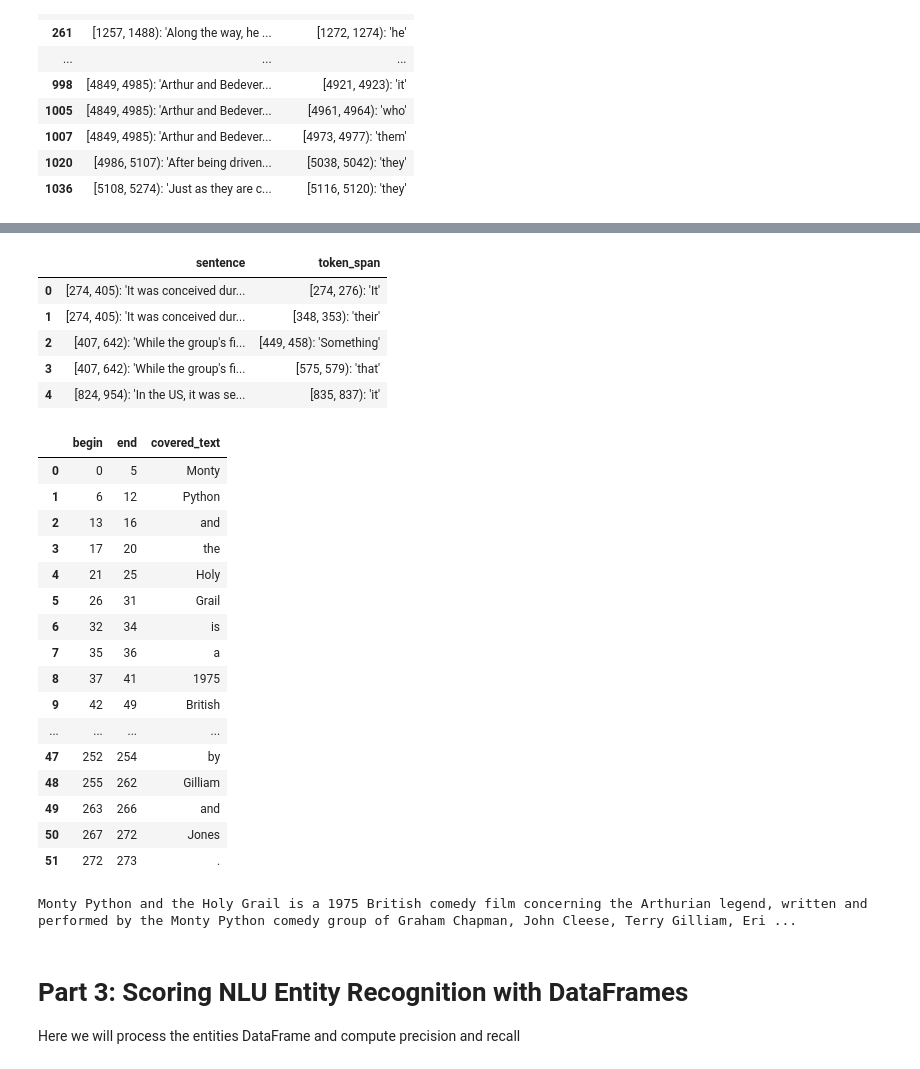
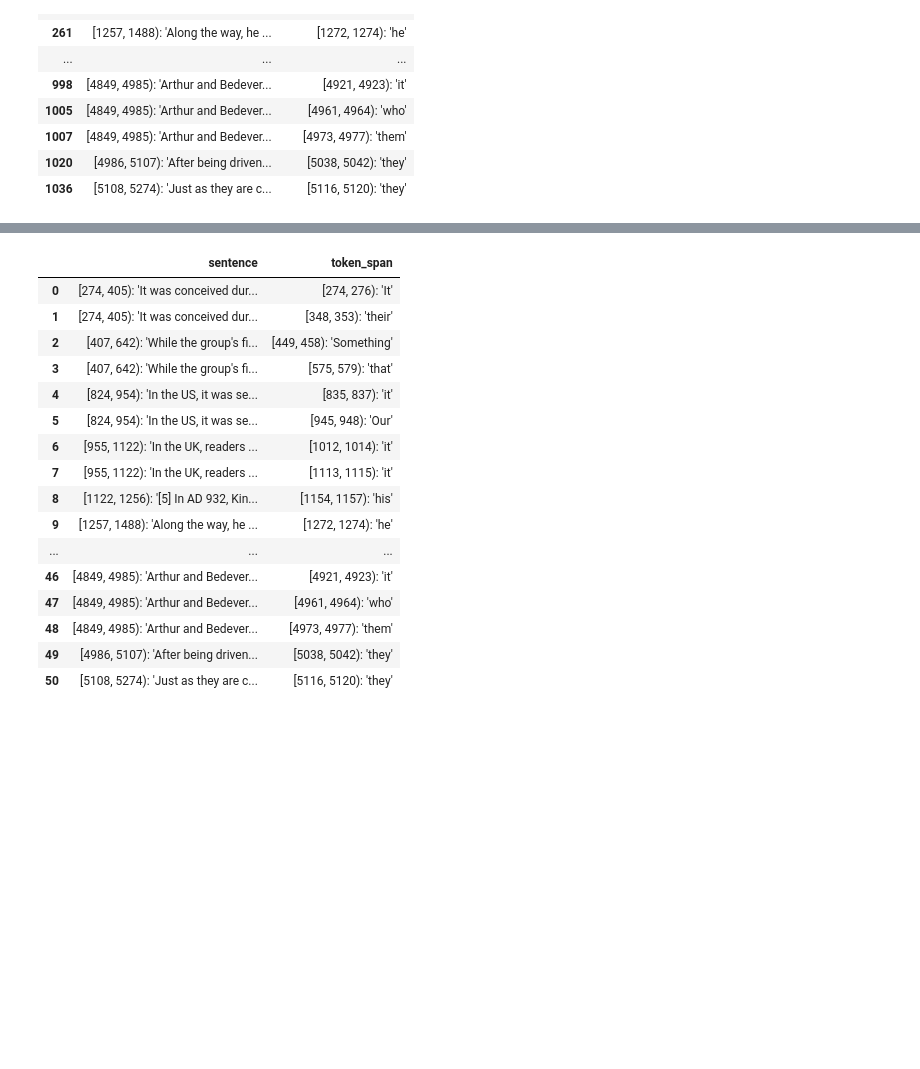
Before and after one commit to CODAIT/text-extensions-for-pandas, a Jupyter notebook: notebooks/Watson_NLU_Demo.ipynb, the cells around one changed output, grey strips where cells are left out. Cells and saved outputs as stored; diff of their text form; code cells hidden in the pictures; blank space fills up the shorter version.

```diff
--- a/notebooks/Watson_NLU_Demo.ipynb
+++ b/notebooks/Watson_NLU_Demo.ipynb
@@ -250,35 +276,23 @@ pronouns_by_sentence
 # %%
 # How would the previous cell look if the tokens and sentences weren't pre-joined?
 pronouns = syntax[syntax["part_of_speech"] == "PRON"]["token_span"]
 pronouns_by_sentence = tp.contain_join(sentences["sentence"], pronouns, "sentence", "token_span")
-pronouns_by_sentence.head()
+pronouns_by_sentence
 # %% [output]
 |  | sentence | token_span |
 | 0 | [274, 405): 'It was conceived dur... | [274, 276): 'It' |
 | 1 | [274, 405): 'It was conceived dur... | [348, 353): 'their' |
 | 2 | [407, 642): 'While the group's fi... | [449, 458): 'Something' |
 | 3 | [407, 642): 'While the group's fi... | [575, 579): 'that' |
 | 4 | [824, 954): 'In the US, it was se... | [835, 837): 'it' |
+| 5 | [824, 954): 'In the US, it was se... | [945, 948): 'Our' |
+| 6 | [955, 1122): 'In the UK, readers ... | [1012, 1014): 'it' |
+| 7 | [955, 1122): 'In the UK, readers ... | [1113, 1115): 'it' |
+| 8 | [1122, 1256): '[5] In AD 932, Kin... | [1154, 1157): 'his' |
+| 9 | [1257, 1488): 'Along the way, he ... | [1272, 1274): 'he' |
+| ... | ... | ... |
+| 46 | [4849, 4985): 'Arthur and Bedever... | [4921, 4923): 'it' |
+| 47 | [4849, 4985): 'Arthur and Bedever... | [4961, 4964): 'who' |
+| 48 | [4849, 4985): 'Arthur and Bedever... | [4973, 4977): 'them' |
+| 49 | [4986, 5107): 'After being driven... | [5038, 5042): 'they' |
+| 50 | [5108, 5274): 'Just as they are c... | [5116, 5120): 'they' |
-# %%
-# Ask the tokens of the first sentence to render themselves as HTML
-sentence_tokens_df = syntax[syntax["sentence"] == sentences["sentence"].loc[0]]
-sentence_tokens_df["char_span"].values
-# %% [output]
-|  | begin | end | covered_text |
-| 0 | 0 | 5 | Monty |
-| 1 | 6 | 12 | Python |
-| 2 | 13 | 16 | and |
-| 3 | 17 | 20 | the |
-| 4 | 21 | 25 | Holy |
-| 5 | 26 | 31 | Grail |
-| 6 | 32 | 34 | is |
-| 7 | 35 | 36 | a |
-| 8 | 37 | 41 | 1975 |
-| 9 | 42 | 49 | British |
-| ... | ... | ... | ... |
-| 47 | 252 | 254 | by |
-| 48 | 255 | 262 | Gilliam |
-| 49 | 263 | 266 | and |
-| 50 | 267 | 272 | Jones |
-| 51 | 272 | 273 | . |
-Monty Python and the Holy Grail is a 1975 British comedy film concerning the Arthurian legend, written and performed by the Monty Python comedy group of Graham Chapman, John Cleese, Terry Gilliam, Eri ...
@@ -291,4 +298,0 @@ Monty Python and the Holy Grail is a 1975 British comedy film concerning the Art
-# %% [markdown]
-# Part 3: Scoring NLU Entity Recognition with DataFrames
-
-Here we will process the entities DataFrame and compute precision and recall
```
Also changed, not shown: parts of 22 cells of this notebook.
